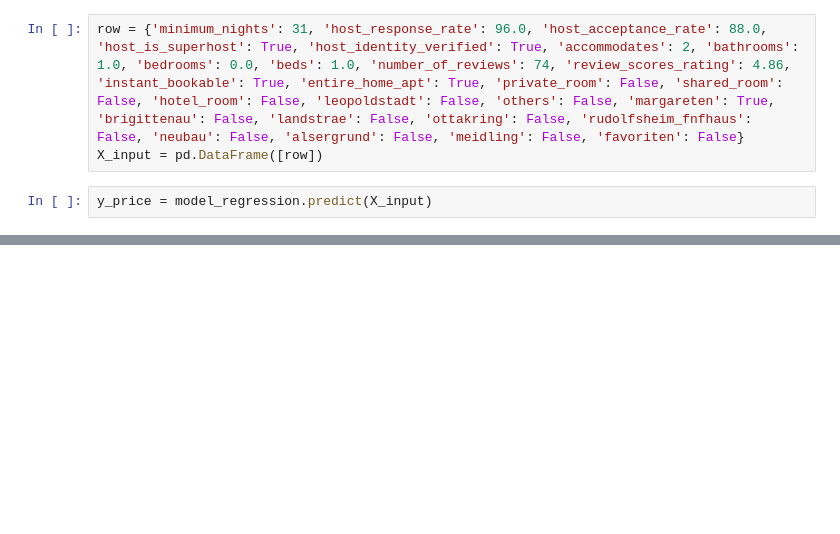
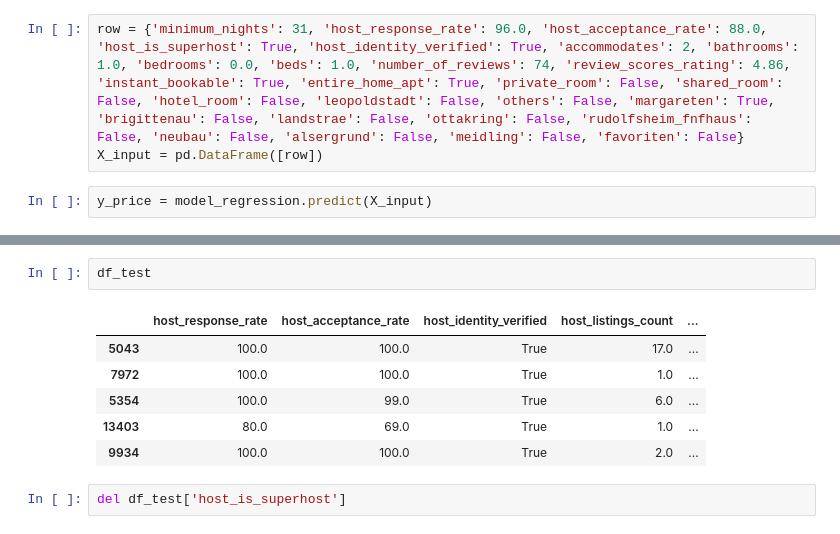
Before and after one commit to clicksuku/skpmlzoomcamp_finalproject_2025, a Jupyter notebook: Notebook/test_models.ipynb, the cells around one changed output, grey strips where cells are left out. Saved outputs shown, nothing was run; the diff lists cells and outputs as text; blank space fills up the shorter version.

```diff
--- a/Notebook/test_models.ipynb
+++ b/Notebook/test_models.ipynb
@@ -72,0 +319,11 @@ NameError: name 'requests' is not defined
+# %%
+df_test
+# %% [output]
+|  | host_response_rate | host_acceptance_rate | host_identity_verified | host_listings_count | ... |
+| 5043 | 100.0 | 100.0 | True | 17.0 | ... |
+| 7972 | 100.0 | 100.0 | True | 1.0 | ... |
+| 5354 | 100.0 | 99.0 | True | 6.0 | ... |
+| 13403 | 80.0 | 69.0 | True | 1.0 | ... |
+| 9934 | 100.0 | 100.0 | True | 2.0 | ... |
+# %%
+del df_test['host_is_superhost']
```
Also changed, not shown: parts of 50 cells of this notebook, 3 other files.
